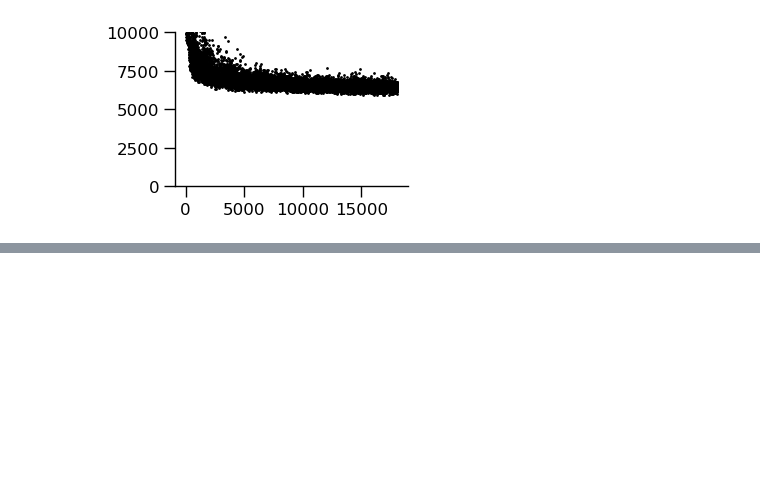
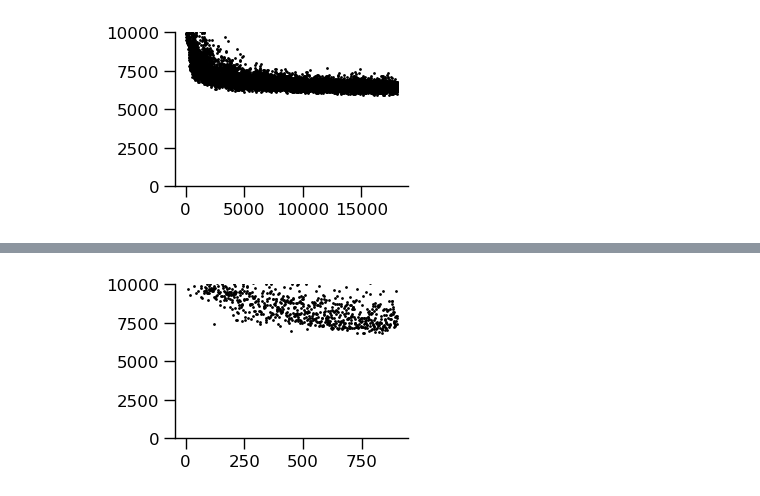
Before and after one commit to davidgbe/automated_plasticity_discovery, a Jupyter notebook: plasticity_training_curves.ipynb, the cells around one changed output, grey strips where cells are left out. Drawn from its saved outputs; the diff is of its cells as text; code cells hidden in the pictures; blank space fills up the shorter version.

```diff
--- a/plasticity_training_curves.ipynb
+++ b/plasticity_training_curves.ipynb
@@ -265,0 +254,16 @@ plot_losses(data_paths)
+# %%
+data_paths = [
+    '2D_short_optim_cmaes_pop_size_30_time_0.3_inp_0.27_het_0.2_2D_10_TH_0_STD_EXPL_0.0002__L1_PENALTY_5e-07_ACT_PEN_50.0_CHANGEP_0.0_SEED_8000_2025-11-24_15:44:23.573901_run_000510',
+    '2D_short_optim_cmaes_pop_size_30_time_0.3_inp_0.27_het_0.2_2D_10_TH_0_STD_EXPL_0.001__L1_PENALTY_5e-07_ACT_PEN_50.0_CHANGEP_0.0_SEED_8000_2025-11-24_15:44:22.749289_run_000513',
+    '2D_short_optim_cmaes_pop_size_30_time_0.3_inp_0.27_het_0.2_2D_10_TH_0_STD_EXPL_0.002__L1_PENALTY_5e-07_ACT_PEN_50.0_CHANGEP_0.0_SEED_8000_2025-11-24_15:44:23.980905_run_000516',
+    '2D_short_optim_cmaes_pop_size_60_time_0.3_inp_0.27_het_0.2_2D_10_TH_0_STD_EXPL_0.0002__L1_PENALTY_5e-07_ACT_PEN_50.0_CHANGEP_0.0_SEED_8000_2025-11-24_15:44:24.284910_run_000511',
+    '2D_short_optim_cmaes_pop_size_60_time_0.3_inp_0.27_het_0.2_2D_10_TH_0_STD_EXPL_0.001__L1_PENALTY_5e-07_ACT_PEN_50.0_CHANGEP_0.0_SEED_8000_2025-11-24_15:44:23.520508_run_000514',
+    '2D_short_optim_cmaes_pop_size_60_time_0.3_inp_0.27_het_0.2_2D_10_TH_0_STD_EXPL_0.002__L1_PENALTY_5e-07_ACT_PEN_50.0_CHANGEP_0.0_SEED_8000_2025-11-24_15:44:22.185209_run_000517',
+    '2D_short_optim_cmaes_pop_size_90_time_0.3_inp_0.27_het_0.2_2D_10_TH_0_STD_EXPL_0.0002__L1_PENALTY_5e-07_ACT_PEN_50.0_CHANGEP_0.0_SEED_8000_2025-11-24_15:44:24.336069_run_000512',
+    '2D_short_optim_cmaes_pop_size_90_time_0.3_inp_0.27_het_0.2_2D_10_TH_0_STD_EXPL_0.001__L1_PENALTY_5e-07_ACT_PEN_50.0_CHANGEP_0.0_SEED_8000_2025-11-24_15:44:23.980926_run_000515',
+    '2D_short_optim_cmaes_pop_size_90_time_0.3_inp_0.27_het_0.2_2D_10_TH_0_STD_EXPL_0.002__L1_PENALTY_5e-07_ACT_PEN_50.0_CHANGEP_0.0_SEED_8000_2025-11-24_15:44:22.185209_run_000518',
+]
+# %%
+plot_losses(data_paths)
+# %% [output]
+[figure, added]
```
Also changed, not shown: parts of 5 cells of this notebook, 2 other files.
